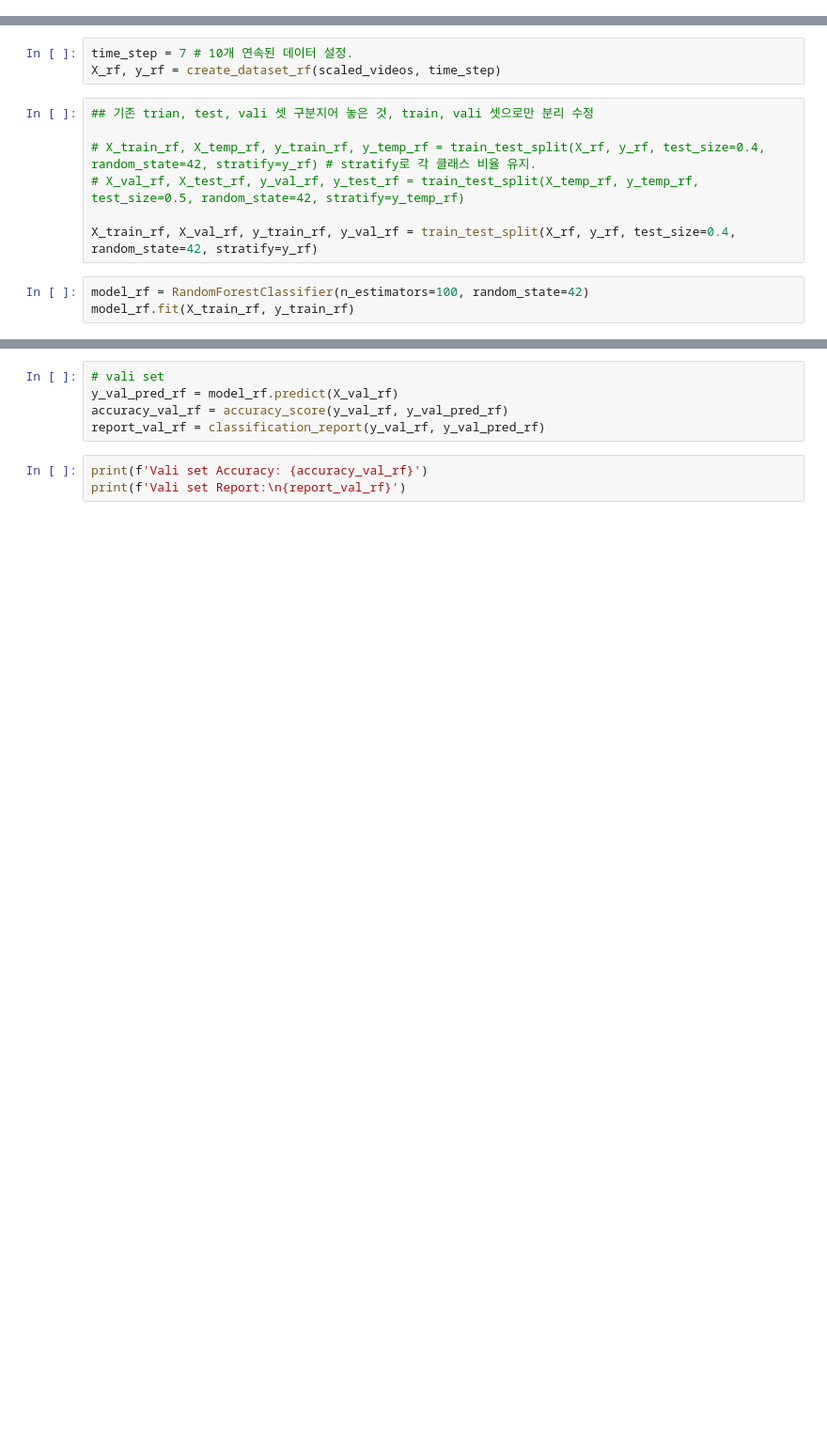
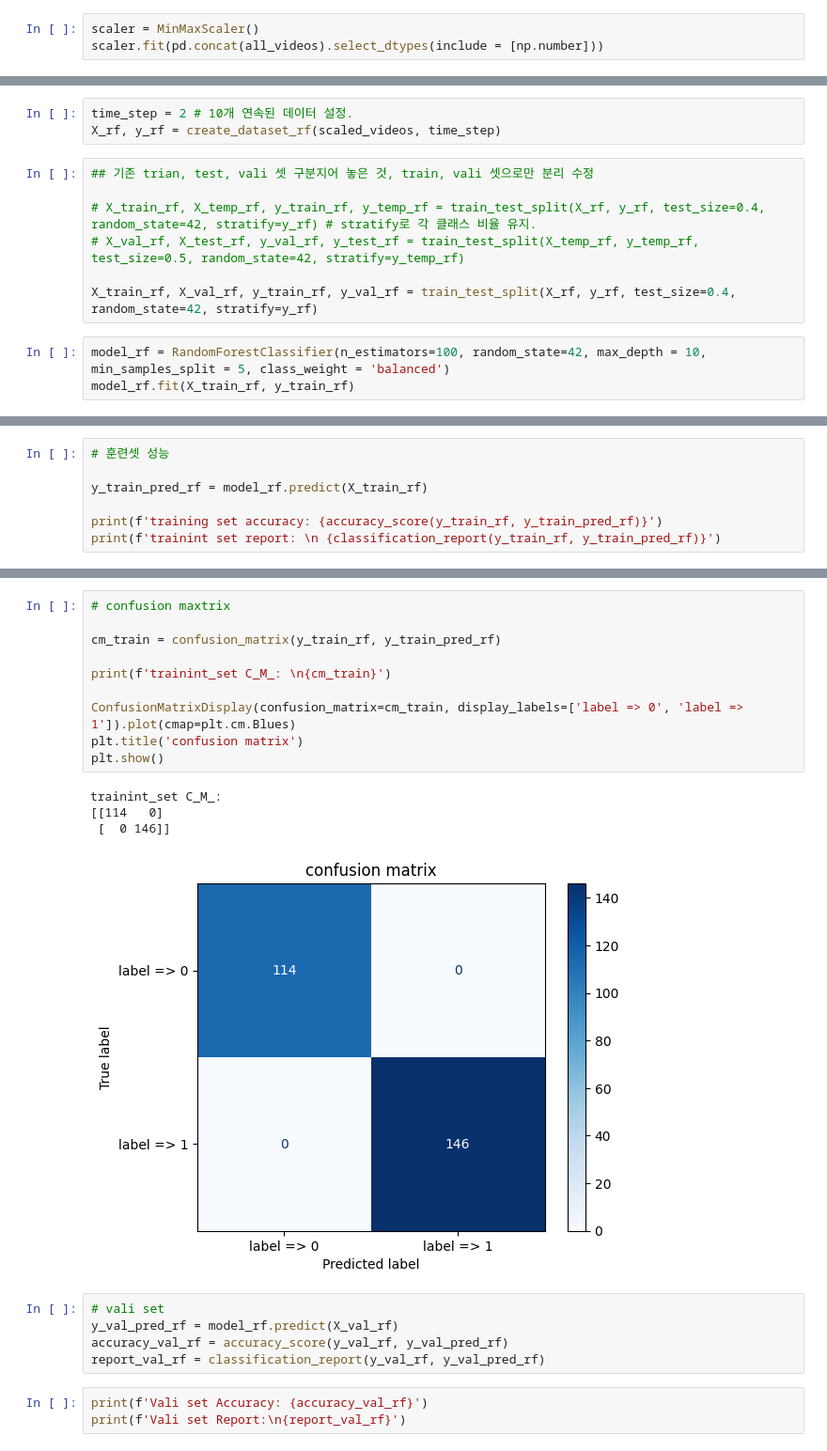
Before and after one commit to Ryuchanghoon/correct_running_pose_research, a Jupyter notebook: model_training.ipynb, the cells around one changed output, grey strips where cells are left out. Shown at 94% size. Cells and saved outputs as stored; diff of their text form; blank space fills up the shorter version.

```diff
--- a/model_training.ipynb
+++ b/model_training.ipynb
@@ -38,0 +38,3 @@ scaler = MinMaxScaler()
+# %%
+scaler = MinMaxScaler()
+scaler.fit(pd.concat(all_videos).select_dtypes(include = [np.number]))
@@ -60,7 +64,7 @@ def create_dataset_rf(videos, time_step=10):
             dataY.append(labels[i + time_step]) # 레이블은 바로 다음 레이블 입력. 시계열 데이터 특성 반영
     return np.array(dataX), np.array(dataY)
 # %%
-time_step = 7 # 10개 연속된 데이터 설정.
+time_step = 2 # 10개 연속된 데이터 설정.
 X_rf, y_rf = create_dataset_rf(scaled_videos, time_step)
 # %%
 ## 기존 trian, test, vali 셋 구분지어 놓은 것, train, vali 셋으로만 분리 수정
@@ -70,6 +74,6 @@ X_rf, y_rf = create_dataset_rf(scaled_videos, time_step)
 
 X_train_rf, X_val_rf, y_train_rf, y_val_rf = train_test_split(X_rf, y_rf, test_size=0.4, random_state=42, stratify=y_rf)
 # %%
-model_rf = RandomForestClassifier(n_estimators=100, random_state=42)
+model_rf = RandomForestClassifier(n_estimators=100, random_state=42, max_depth = 10, min_samples_split = 5, class_weight = 'balanced')
 model_rf.fit(X_train_rf, y_train_rf)
 # %% [output]
@@ -76,0 +82,7 @@ RandomForestClassifier(random_state=42)
+# %%
+# 훈련셋 성능
+
+y_train_pred_rf = model_rf.predict(X_train_rf)
+
+print(f'training set accuracy: {accuracy_score(y_train_rf, y_train_pred_rf)}')
+print(f'trainint set report: \n {classification_report(y_train_rf, y_train_pred_rf)}')
@@ -77,3 +100,18 @@ RandomForestClassifier(random_state=42)
+# %%
+# confusion maxtrix
+
+cm_train = confusion_matrix(y_train_rf, y_train_pred_rf)
+
+print(f'trainint_set C_M_: \n{cm_train}')
+
+ConfusionMatrixDisplay(confusion_matrix=cm_train, display_labels=['label => 0', 'label => 1']).plot(cmap=plt.cm.Blues)
+plt.title('confusion matrix')
+plt.show()
+# %% [output]
+trainint_set C_M_:
+[[114   0]
+ [  0 146]]
+[figure, added]
 # %%
 # vali set
 y_val_pred_rf = model_rf.predict(X_val_rf)
```
Also changed, not shown: parts of 8 cells of this notebook.
